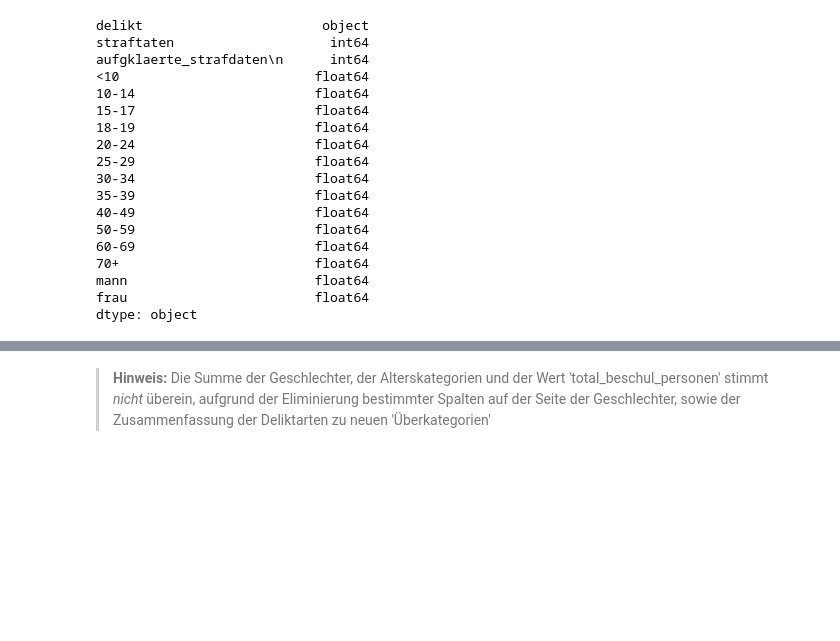
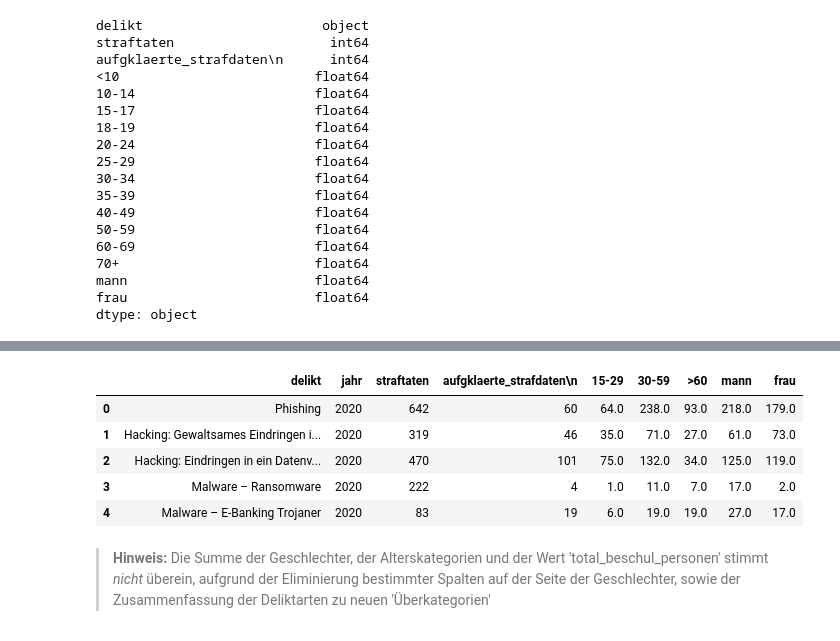
Before and after one commit to baumannf/bina_module, a Jupyter notebook: BINA_LN1_CybercrimeAnalytics.ipynb, the cells around one changed output, grey strips where cells are left out. Saved outputs shown, nothing was run; the diff lists cells and outputs as text; code cells hidden in the pictures; blank space fills up the shorter version.

```diff
--- a/BINA_LN1_CybercrimeAnalytics.ipynb
+++ b/BINA_LN1_CybercrimeAnalytics.ipynb
@@ -2281,16 +2296,15 @@ temp_df_ch_2020
 # %%
-# Combine the age groups '10-14' & '15-17' to new a new age range '10-17'
-temp_df_ch_2020.insert(6,"10-17",temp_df_ch_2020['10-14']+temp_df_ch_2020['15-17'])
-temp_df_ch_2020 = temp_df_ch_2020.drop(columns=['10-14','15-17'])
+# Drop age groups '<10' & '10-14'
+temp_df_ch_2020_opf = temp_df_ch_2020_opf.drop(columns=['<10','10-14'])
 
-# Combine the age groups '18-19' & '20-24' to new a new age range '18-24'
-temp_df_ch_2020.insert(7,"18-24",temp_df_ch_2020['18-19']+temp_df_ch_2020['20-24'])
-temp_df_ch_2020 = temp_df_ch_2020.drop(columns=['18-19','20-24'])
+# Combine the age groups '15-17', '18-19', '20-24' & '25-29' to new a new age range '15-29'
+temp_df_ch_2020_opf.insert(5,"15-29",temp_df_ch_2020_opf['15-17']+temp_df_ch_2020_opf['18-19']+temp_df_ch_2020_opf['20-24']+temp_df_ch_2020_opf['25-29'])
+temp_df_ch_2020_opf = temp_df_ch_2020_opf.drop(columns=['15-17','18-19','20-24','25-29'])
 
-# Combine the age groups '30-34' & '35-39' to new a new age range '30-39'
-temp_df_ch_2020.insert(9,"30-39",temp_df_ch_2020['30-34']+temp_df_ch_2020['35-39'])
-temp_df_ch_2020 = temp_df_ch_2020.drop(columns=['30-34','35-39'])
+# Combine the age groups '30-34', '35-39', '40-49' & '50-59' to new a new age range '30-59'
+temp_df_ch_2020_opf.insert(6,"30-59",temp_df_ch_2020_opf['30-34']+temp_df_ch_2020_opf['35-39']+temp_df_ch_2020_opf['40-49']+temp_df_ch_2020_opf['50-59'])
+temp_df_ch_2020_opf = temp_df_ch_2020_opf.drop(columns=['30-34','35-39','40-49','50-59'])
 
 # Combine the age groups '60-69' & '70+' to new a new age range '>60'
-temp_df_ch_2020.insert(12,">60",temp_df_ch_2020['60-69']+temp_df_ch_2020['70+'])
-temp_df_ch_2020 = temp_df_ch_2020.drop(columns=['60-69','70+'])
+temp_df_ch_2020_opf.insert(7,">60",temp_df_ch_2020_opf['60-69']+temp_df_ch_2020_opf['70+'])
+temp_df_ch_2020_opf = temp_df_ch_2020_opf.drop(columns=['60-69','70+'])
@@ -2301,3 +2311,12 @@ temp_df_ch_2020
+# %%
+temp_df_ch_2020_opf.head()
+# %% [output]
+|  | delikt | jahr | straftaten | aufgklaerte_strafdaten\n | 15-29 | 30-59 | >60 | mann | frau |
+| 0 | Phishing | 2020 | 642 | 60 | 64.0 | 238.0 | 93.0 | 218.0 | 179.0 |
+| 1 | Hacking: Gewaltsames Eindringen i... | 2020 | 319 | 46 | 35.0 | 71.0 | 27.0 | 61.0 | 73.0 |
+| 2 | Hacking: Eindringen in ein Datenv... | 2020 | 470 | 101 | 75.0 | 132.0 | 34.0 | 125.0 | 119.0 |
+| 3 | Malware – Ransomware | 2020 | 222 | 4 | 1.0 | 11.0 | 7.0 | 17.0 | 2.0 |
+| 4 | Malware – E-Banking Trojaner | 2020 | 83 | 19 | 6.0 | 19.0 | 19.0 | 27.0 | 17.0 |
 # %%
 temp_df_ch_2020.sum()
 # %% [markdown]
```
Also changed, not shown: parts of 7 cells of this notebook.
